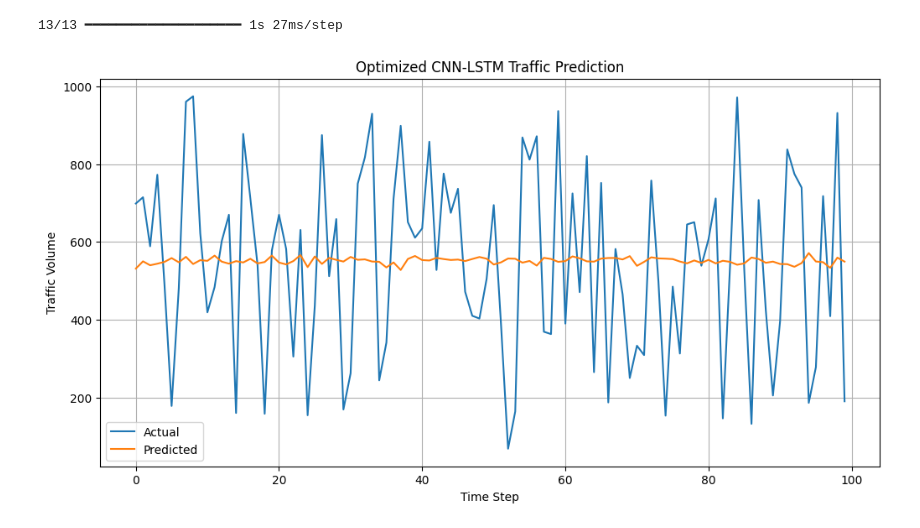
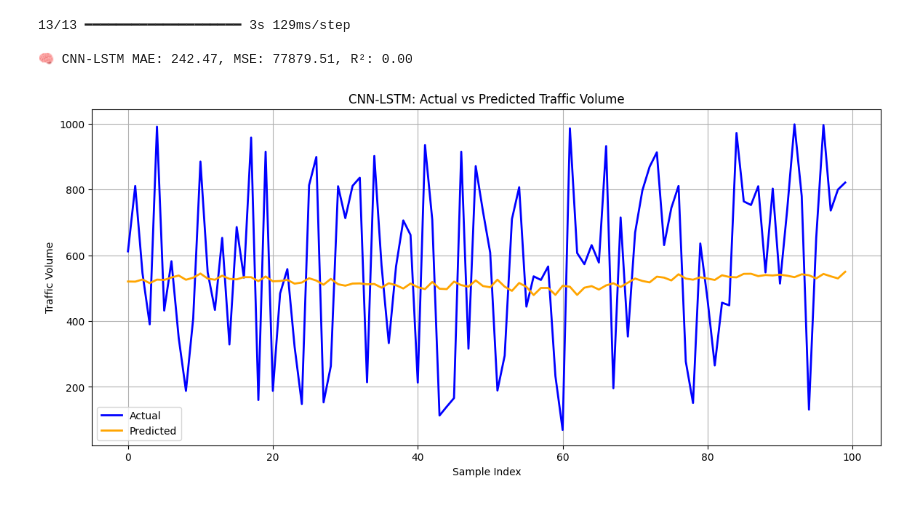
Before and after one commit to fadzniaidil/model, a Jupyter notebook: CNN-LSTM.ipynb, the cells around one changed output. Drawn from its saved outputs; the diff is of its cells as text; code cells hidden in the pictures.

```diff
--- a/CNN-LSTM.ipynb
+++ b/CNN-LSTM.ipynb
@@ -43,4 +55,14 @@ X_seq, y_seq = create_sequences(data_combined, SEQ_LEN)
 # %%
-X_cnnlstm = X_seq.reshape((X_seq.shape[0], SEQ_LEN, X_seq.shape[2], 1))
-X_train, X_test, y_train, y_test = train_test_split(X_cnnlstm, y_seq, test_size=0.2, random_state=42)
+X_seq, y_seq = create_sequences(X_scaled, y_scaled, seq_len=30, forecast_horizon=30)
+
+# Train/test split
+split = int(len(X_seq) * 0.8)
+X_train, X_test = X_seq[:split], X_seq[split:]
+y_train, y_test = y_seq[:split], y_seq[split:]
+
+# Reshape for TimeDistributed Conv1D: (samples, subseq, steps, features, channels)
+subsequences = 10
+steps_per_subseq = X_train.shape[1] // subsequences
+X_train = X_train.reshape((X_train.shape[0], subsequences, steps_per_subseq, X_train.shape[2]))
+X_test = X_test.reshape((X_test.shape[0], subsequences, steps_per_subseq, X_test.shape[2]))
 # %%
@@ -91,18 +128,26 @@ Epoch 11/50
 # %%
-y_pred = model_cnnlstm.predict(X_test)
-y_pred_inv = scaler_y.inverse_transform(y_pred)
-y_test_inv = scaler_y.inverse_transform(y_test.reshape(-1, 1))
+y_pred_scaled = model.predict(X_test)
+y_pred = scaler_y.inverse_transform(y_pred_scaled)
+y_true = scaler_y.inverse_transform(y_test)
+
+mae = mean_absolute_error(y_true, y_pred)
+mse = mean_squared_error(y_true, y_pred)
+r2 = r2_score(y_true, y_pred)
+
+print(f"\n🧠 CNN-LSTM MAE: {mae:.2f}, MSE: {mse:.2f}, R²: {r2:.2f}")
 # %% [output]
-13/13 ━━━━━━━━━━━━━━━━━━━━ 1s 27ms/step
+13/13 ━━━━━━━━━━━━━━━━━━━━ 3s 129ms/step
+
+🧠 CNN-LSTM MAE: 242.47, MSE: 77879.51, R²: 0.00
 # %%
-plt.figure(figsize=(12, 6))
-plt.plot(y_test_inv[:100], label='Actual')
-plt.plot(y_pred_inv[:100], label='Predicted')
-plt.title("Optimized CNN-LSTM Traffic Prediction")
-plt.xlabel("Time Step")
+plt.figure(figsize=(14, 6))
+plt.plot(y_true[:100], label='Actual', color='blue', linewidth=2)
+plt.plot(y_pred[:100], label='Predicted', color='orange', linewidth=2)
+plt.title("CNN-LSTM: Actual vs Predicted Traffic Volume")
+plt.xlabel("Sample Index")
 plt.ylabel("Traffic Volume")
 plt.legend()
 plt.grid(True)
 plt.show()
 # %% [output]
-[figure, old version]
+[figure, new version]
```
Also changed, not shown: parts of 7 cells of this notebook, 4 other files.
